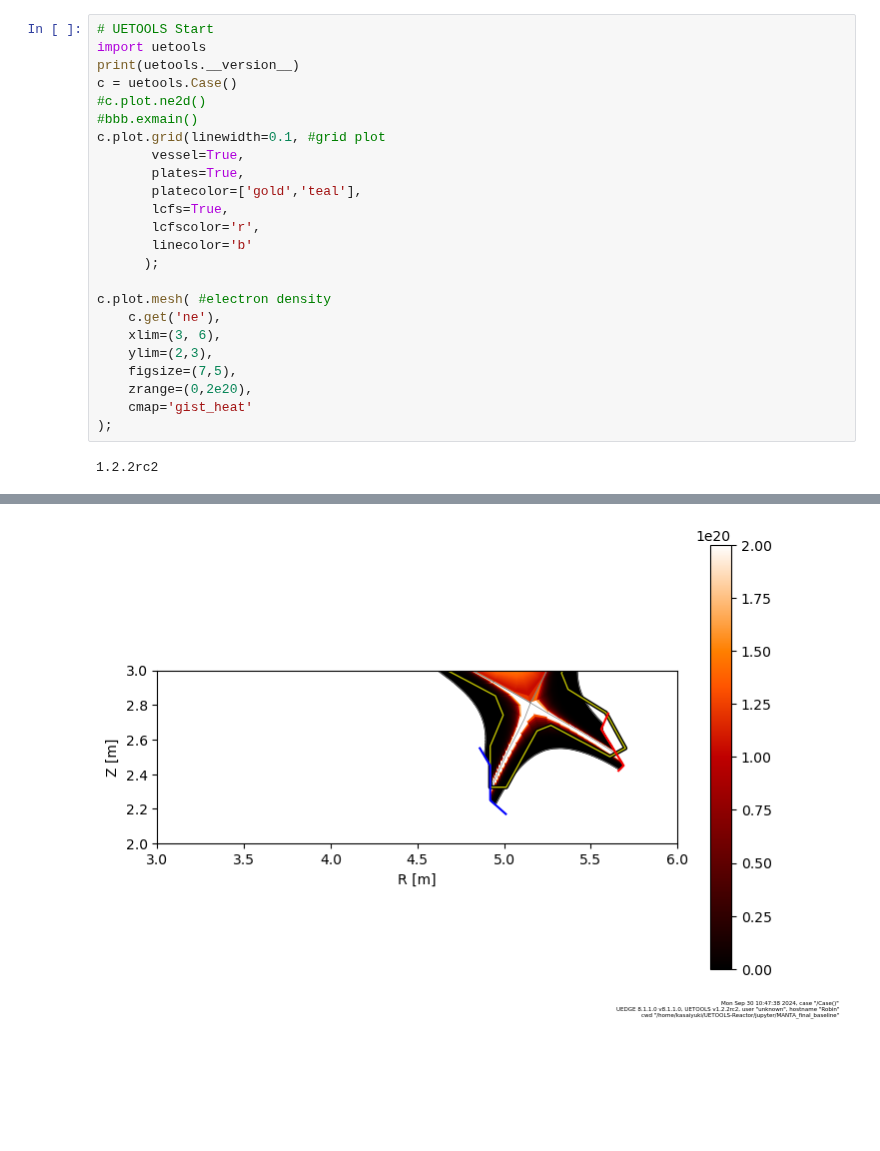
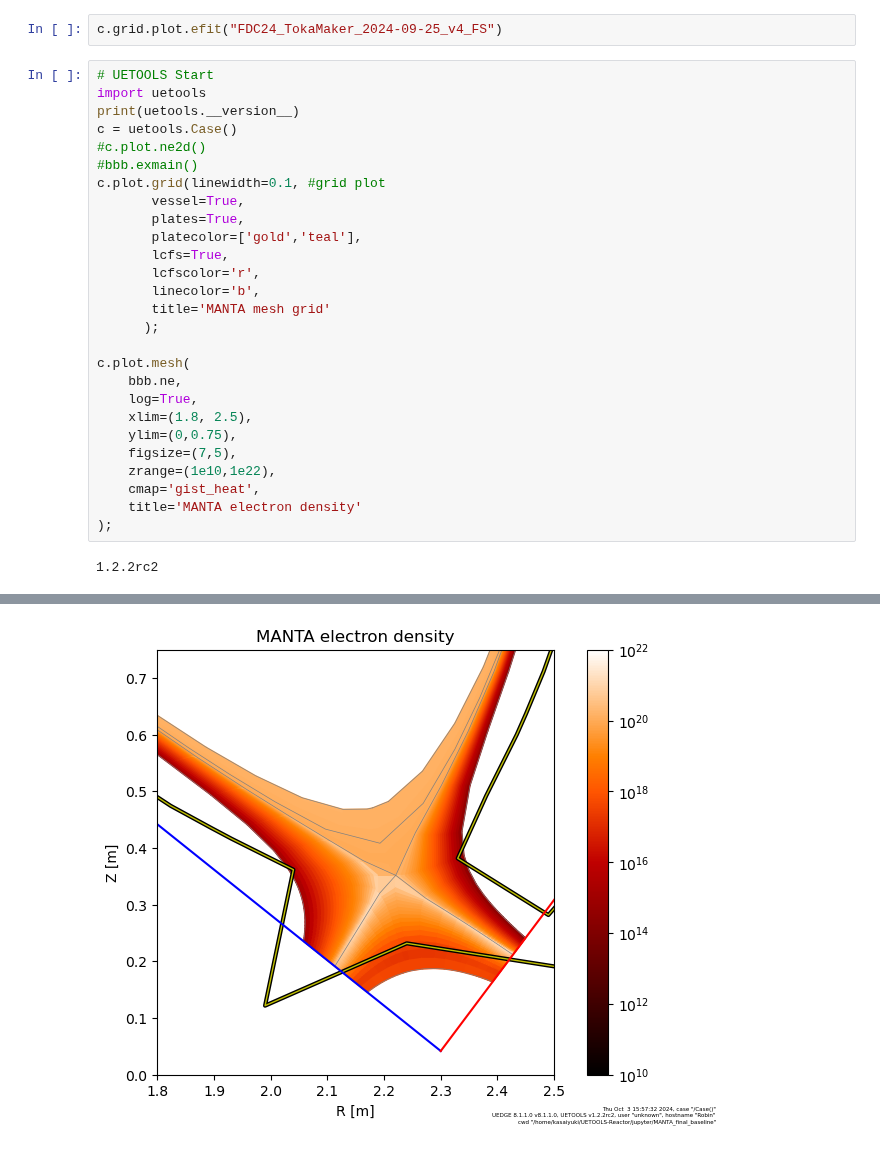
Before and after one commit to KasaiYuki/UETOOLS-Reactor, a Jupyter notebook: jupyter/MANTA_final_baseline/main.ipynb, the cells around one changed output, grey strips where cells are left out. Cells and saved outputs as stored; diff of their text form; blank space fills up the shorter version.

```diff
--- a/jupyter/MANTA_final_baseline/main.ipynb
+++ b/jupyter/MANTA_final_baseline/main.ipynb
@@ -370,3 +428,5 @@ RuntimeError:
+# %%
+c.grid.plot.efit("FDC24_TokaMaker_2024-09-25_v4_FS")
 # %%
 # UETOOLS Start
 import uetools
@@ -380,16 +440,19 @@ c.plot.grid(linewidth=0.1, #grid plot
        platecolor=['gold','teal'],
        lcfs=True,
        lcfscolor='r',
-       linecolor='b'
+       linecolor='b',
+       title='MANTA mesh grid'
       );
 
-c.plot.mesh( #electron density
-    c.get('ne'),
-    xlim=(3, 6),
-    ylim=(2,3),
+c.plot.mesh(
+    bbb.ne,
+    log=True,
+    xlim=(1.8, 2.5),
+    ylim=(0,0.75),
     figsize=(7,5),
-    zrange=(0,2e20),
-    cmap='gist_heat'
+    zrange=(1e10,1e22),
+    cmap='gist_heat',
+    title='MANTA electron density'
 );
 # %% [output]
 1.2.2rc2
@@ -397 +460 @@ c.plot.mesh( #electron density
-[figure, old version]
+[figure, new version]
```
Also changed, not shown: parts of 6 cells of this notebook, 8 other files.
